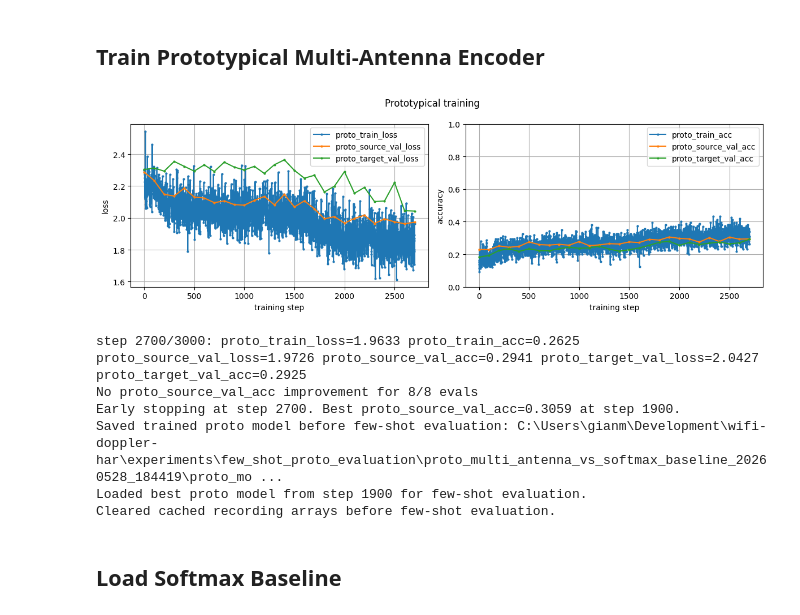
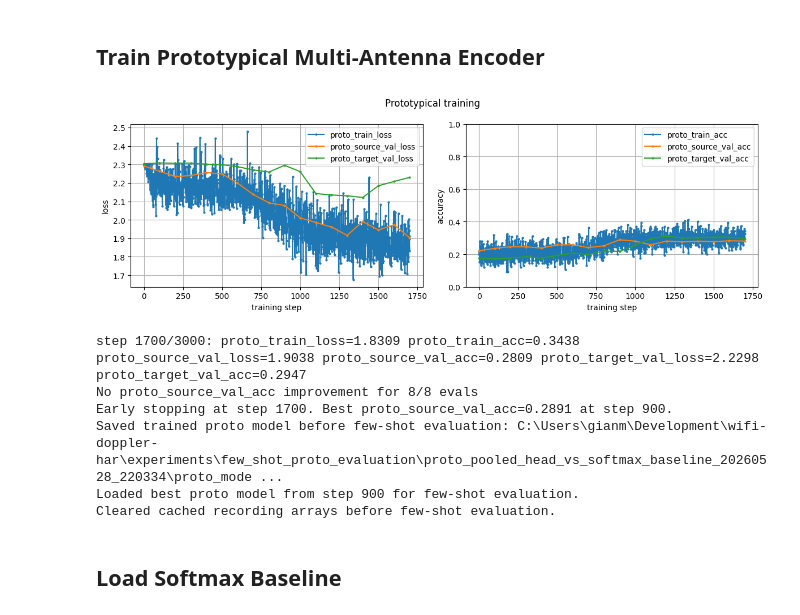
Before and after one commit to yammooo/wifi-doppler-har, a Jupyter notebook: notebooks/PI_few_shot_proto.ipynb, the cells around one changed output. Cells and saved outputs as stored; diff of their text form; code cells hidden in the pictures.

```diff
--- a/notebooks/PI_few_shot_proto.ipynb
+++ b/notebooks/PI_few_shot_proto.ipynb
@@ -18,7 +18,7 @@ DOPPLER_DIR = PROJECT_ROOT / "data" / "doppler_traces_pi"
 SOFTMAX_CHECKPOINT_PATH = PROJECT_ROOT / "experiments" / "pi_classification" / "pi_all_persons_123_train_4_test_sharp_model_20260525_165437" / "model.pt"
 
 RUN_GROUP = "few_shot_proto_evaluation"
-RUN_NAME = "proto_multi_antenna_vs_softmax_baseline"
+RUN_NAME = "proto_pooled_head_vs_softmax_baseline"
 # %% [markdown]
 ## Imports And Experiment Constants
 # %%
@@ -36,7 +36,7 @@ from tqdm.auto import tqdm
 from wifi_doppler.data.dataset import DopplerWindowDataset
 from wifi_doppler.evaluation.fewshot import evaluate_kshot, window_true_labels_from_recordings
 from wifi_doppler.experiments.artifacts import create_run_dir, plot_step_curves, save_checkpoint, save_figure, save_json
-from wifi_doppler.models.sharp import MultiAntennaEncoder, MultiAntennaModel, SharpSingleAntennaEncoder, SingleAntennaModel
+from wifi_doppler.models.sharp import MultiAntennaEncoder, MultiAntennaModel, SingleAntennaModel, build_sharp_single_antenna_encoder
 from wifi_doppler.training.prototypical import load_cross_dataset_episode, load_episode, prototypical_loss, sample_cross_dataset_episode_indices, sample_episode_indices
 
 SEED = 0
@@ -69,7 +69,10 @@ PROTO_K_SHOT = 5
 PROTO_Q_QUERY = 16
 PROTO_LR = 1e-4
 PROTO_EMBEDDING_DIM = 128
-PROTO_HIDDEN_DIM = 256
+PROTO_ENCODER_TYPE = "pooled"
+PROTO_POOL_SIZE = (10, 10)
+PROTO_HIDDEN_DIM = None
+PROTO_HEAD_DROPOUT = 0.0
 PROTO_TEMPERATURE = 0.1
 EARLY_STOP_METRIC = "proto_source_val_acc"
 EARLY_STOP_PATIENCE_EVALS = 8
@@ -152,9 +155,12 @@ Target query windows: 2830
 # %%
 def build_proto_encoder(device: str | torch.device):
     model = MultiAntennaEncoder(
-        SharpSingleAntennaEncoder(
+        build_sharp_single_antenna_encoder(
+            encoder_type=PROTO_ENCODER_TYPE,
             embedding_dim=PROTO_EMBEDDING_DIM,
             hidden_dim=PROTO_HIDDEN_DIM,
+            pool_size=PROTO_POOL_SIZE,
+            dropout=PROTO_HEAD_DROPOUT,
             normalize=True,
         )
     ).to(device)
@@ -266,8 +272,11 @@ proto_config = {
     "proto_k_shot": PROTO_K_SHOT,
     "proto_q_query": PROTO_Q_QUERY,
     "proto_lr": PROTO_LR,
+    "proto_encoder_type": PROTO_ENCODER_TYPE,
     "proto_embedding_dim": PROTO_EMBEDDING_DIM,
+    "proto_pool_size": PROTO_POOL_SIZE,
     "proto_hidden_dim": PROTO_HIDDEN_DIM,
+    "proto_head_dropout": PROTO_HEAD_DROPOUT,
     "proto_temperature": PROTO_TEMPERATURE,
     "early_stop_metric": EARLY_STOP_METRIC,
     "early_stop_patience_evals": EARLY_STOP_PATIENCE_EVALS,
@@ -449,39 +458,39 @@ training_checkpoint_path = save_checkpoint(
     history=proto_history,
     name="proto_model_after_training.pt",
 )
 save_json(
     run_dir / "proto_training_history.json",
     {
         "history": proto_history,
         "config": proto_config,
         "selection": {
             "best_metric": EARLY_STOP_METRIC,
             "best_metric_value": best_metric_value,
             "best_metric_step": best_metric_step,
             "stopped_early": stopped_early,
         },
     },
 )
 print("Saved trained proto model before few-shot evaluation:", training_checkpoint_path)
 
 best_checkpoint = torch.load(best_checkpoint_path, map_location=device, weights_only=False)
 proto_model.load_state_dict(best_checkpoint["model_state_dict"])
 proto_model.eval()
 print(f"Loaded best proto model from step {best_metric_step} for few-shot evaluation.")
 
 for dataset in (proto_train_dataset, source_val_dataset, target_enrollment_dataset, target_query_dataset):
     dataset.clear_cache()
 gc.collect()
 if is_available():
     torch.cuda.empty_cache()
 print("Cleared cached recording arrays before few-shot evaluation.")
 # %% [output]
-[figure, old version]
+[figure, new version]
-step 2700/3000: proto_train_loss=1.9633 proto_train_acc=0.2625 proto_source_val_loss=1.9726 proto_source_val_acc=0.2941 proto_target_val_loss=2.0427 proto_target_val_acc=0.2925
+step 1700/3000: proto_train_loss=1.8309 proto_train_acc=0.3438 proto_source_val_loss=1.9038 proto_source_val_acc=0.2809 proto_target_val_loss=2.2298 proto_target_val_acc=0.2947
 No proto_source_val_acc improvement for 8/8 evals
-Early stopping at step 2700. Best proto_source_val_acc=0.3059 at step 1900.
-Saved trained proto model before few-shot evaluation: C:\Users\gianm\Development\wifi-doppler-har\experiments\few_shot_proto_evaluation\proto_multi_antenna_vs_softmax_baseline_20260528_184419\proto_mo ...
-Loaded best proto model from step 1900 for few-shot evaluation.
+Early stopping at step 1700. Best proto_source_val_acc=0.2891 at step 900.
+Saved trained proto model before few-shot evaluation: C:\Users\gianm\Development\wifi-doppler-har\experiments\few_shot_proto_evaluation\proto_pooled_head_vs_softmax_baseline_20260528_220334\proto_mode ...
+Loaded best proto model from step 900 for few-shot evaluation.
 Cleared cached recording arrays before few-shot evaluation.
 # %% [markdown]
 ## Load Softmax Baseline
```
Also changed, not shown: parts of 2 cells of this notebook, 16 other files.
